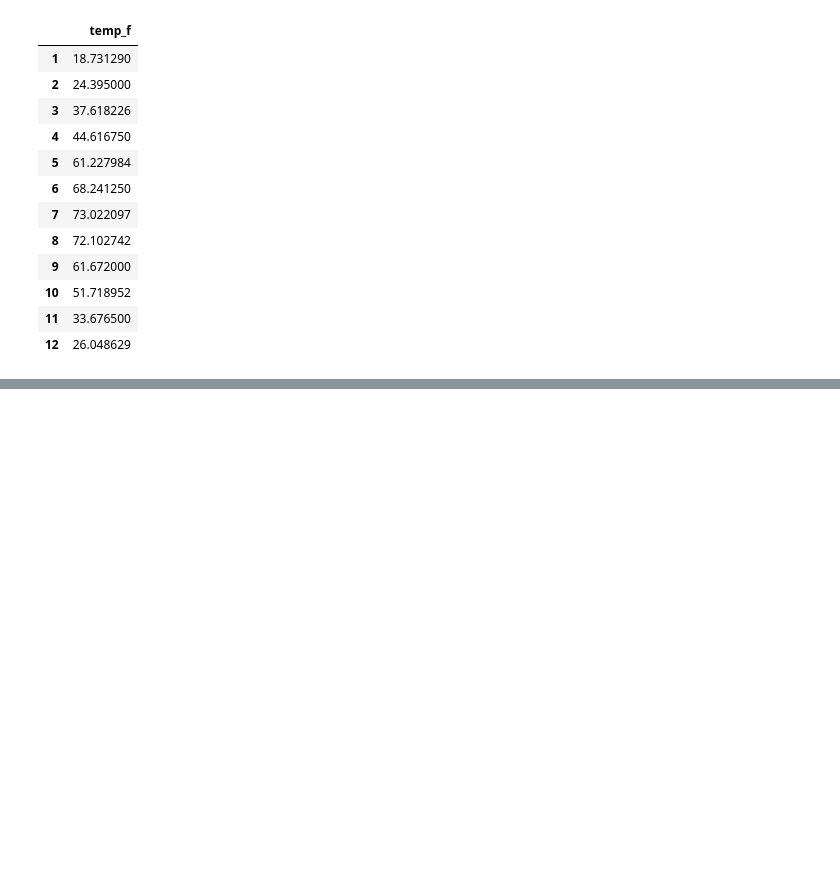
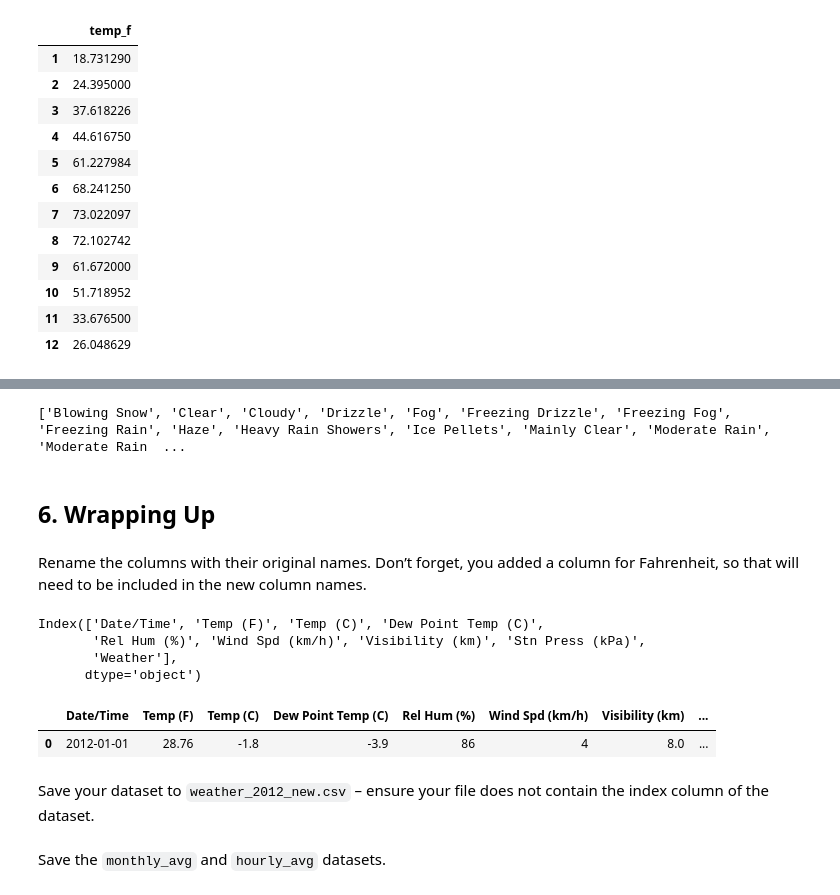
Before and after one commit to jacobredmon/IP2_JRR, a Jupyter notebook: IP2_JRR.ipynb, the cells around one changed output, grey strips where cells are left out. Drawn from its saved outputs; the diff is of its cells as text; code cells hidden in the pictures; blank space fills up the shorter version.

```diff
--- a/IP2_JRR.ipynb
+++ b/IP2_JRR.ipynb
@@ -191,0 +338,29 @@ KeyError: 'index'
+# %%
+# 19
+weather_types = set()
+df.weather.str.split(pat=",").apply(weather_types.update)
+# 20
+print(sorted(weather_types))
+# %% [output]
+['Blowing Snow', 'Clear', 'Cloudy', 'Drizzle', 'Fog', 'Freezing Drizzle', 'Freezing Fog', 'Freezing Rain', 'Haze', 'Heavy Rain Showers', 'Ice Pellets', 'Mainly Clear', 'Moderate Rain', 'Moderate Rain  ...
+# %% [markdown]
+## 6. Wrapping Up
+# %% [markdown]
+Rename the columns with their original names. Don’t forget, you added a column for Fahrenheit, so that will need to be included in the new column names.
+# %%
+# 21
+df.columns = ['Date/Time', 'Temp (F)', 'Temp (C)', 'Dew Point Temp (C)', 'Rel Hum (%)',
+ 'Wind Spd (km/h)', 'Visibility (km)', 'Stn Press (kPa)', 'Weather']
+df.columns
+# %% [output]
+Index(['Date/Time', 'Temp (F)', 'Temp (C)', 'Dew Point Temp (C)',
+       'Rel Hum (%)', 'Wind Spd (km/h)', 'Visibility (km)', 'Stn Press (kPa)',
+       'Weather'],
+      dtype='object')
+# %%
+df.head(1)
+# %% [output]
+|  | Date/Time | Temp (F) | Temp (C) | Dew Point Temp (C) | Rel Hum (%) | Wind Spd (km/h) | Visibility (km) | ... |
+| 0 | 2012-01-01 | 28.76 | -1.8 | -3.9 | 86 | 4 | 8.0 | ... |
+# %% [markdown]
+Save your dataset to `weather_2012_new.csv` – ensure your file does not contain the index column of the dataset.
@@ -191,0 +370,2 @@ KeyError: 'index'
+# %% [markdown]
+Save the `monthly_avg` and `hourly_avg` datasets.
```
Also changed, not shown: parts of 48 cells of this notebook, 3 other files.
